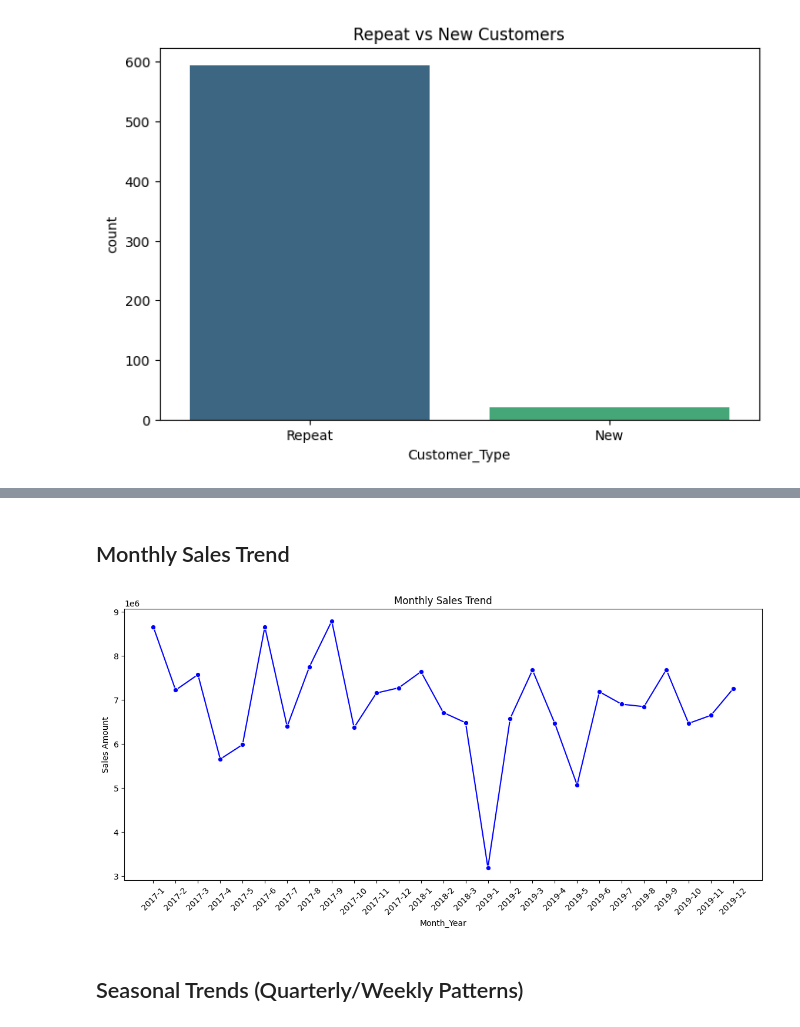
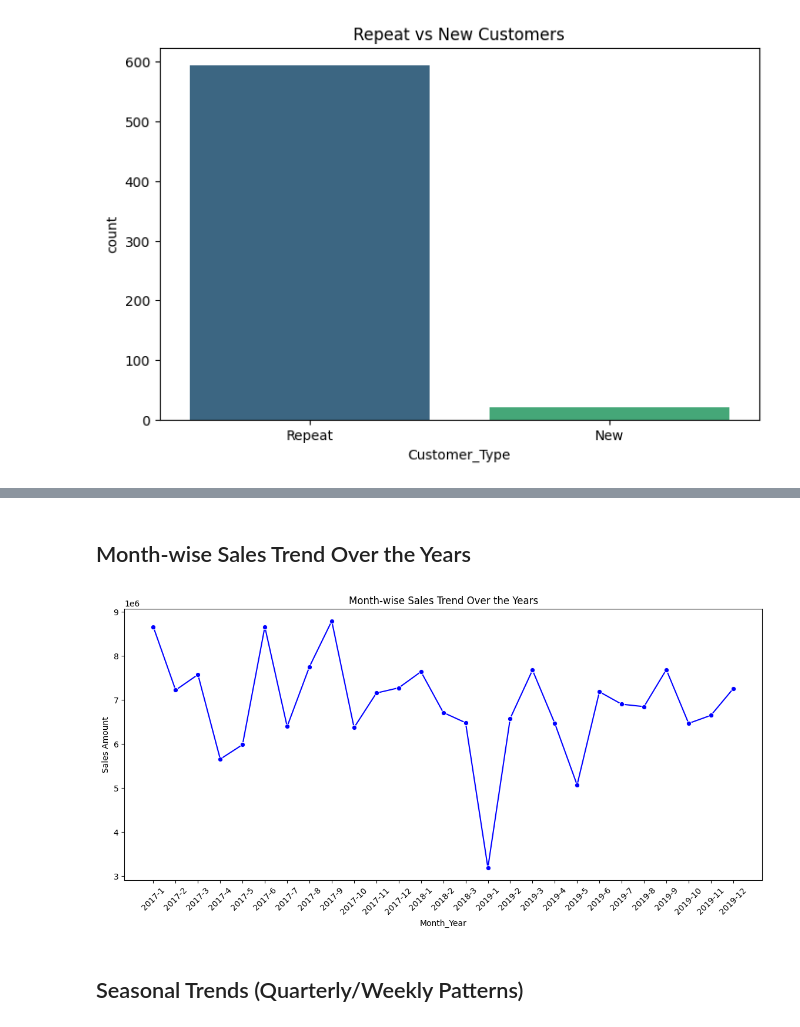
Before and after one commit to thithikshaslt/Amazon-Trends-Analysis, a Jupyter notebook: AmazonProject.ipynb, the cells around one changed output, grey strips where cells are left out. Drawn from its saved outputs; the diff is of its cells as text; code cells hidden in the pictures.

```diff
--- a/AmazonProject.ipynb
+++ b/AmazonProject.ipynb
@@ -333,16 +332,16 @@ plt.show()
 # %% [markdown]
-## Monthly Sales Trend
+## Month-wise Sales Trend Over the Years
 # %%
 monthly_sales = df.groupby(['Invoice_Year', 'Invoice_Month']).agg({'Sales Amount': 'sum'}).reset_index()
 monthly_sales['Month_Year'] = monthly_sales['Invoice_Year'].astype(str) + '-' + monthly_sales['Invoice_Month'].astype(str)
 
 plt.figure(figsize=(14,6))
 sns.lineplot(x='Month_Year', y='Sales Amount', data=monthly_sales, marker='o', color='b')
 plt.xticks(rotation=45)
-plt.title('Monthly Sales Trend')
+plt.title('Month-wise Sales Trend Over the Years')
 plt.show()
 # %% [output]
-[figure, old version]
+[figure, new version]
 # %% [markdown]
 ## Seasonal Trends (Quarterly/Weekly Patterns)
 # %%
```
Also changed, not shown: parts of 10 cells of this notebook.
